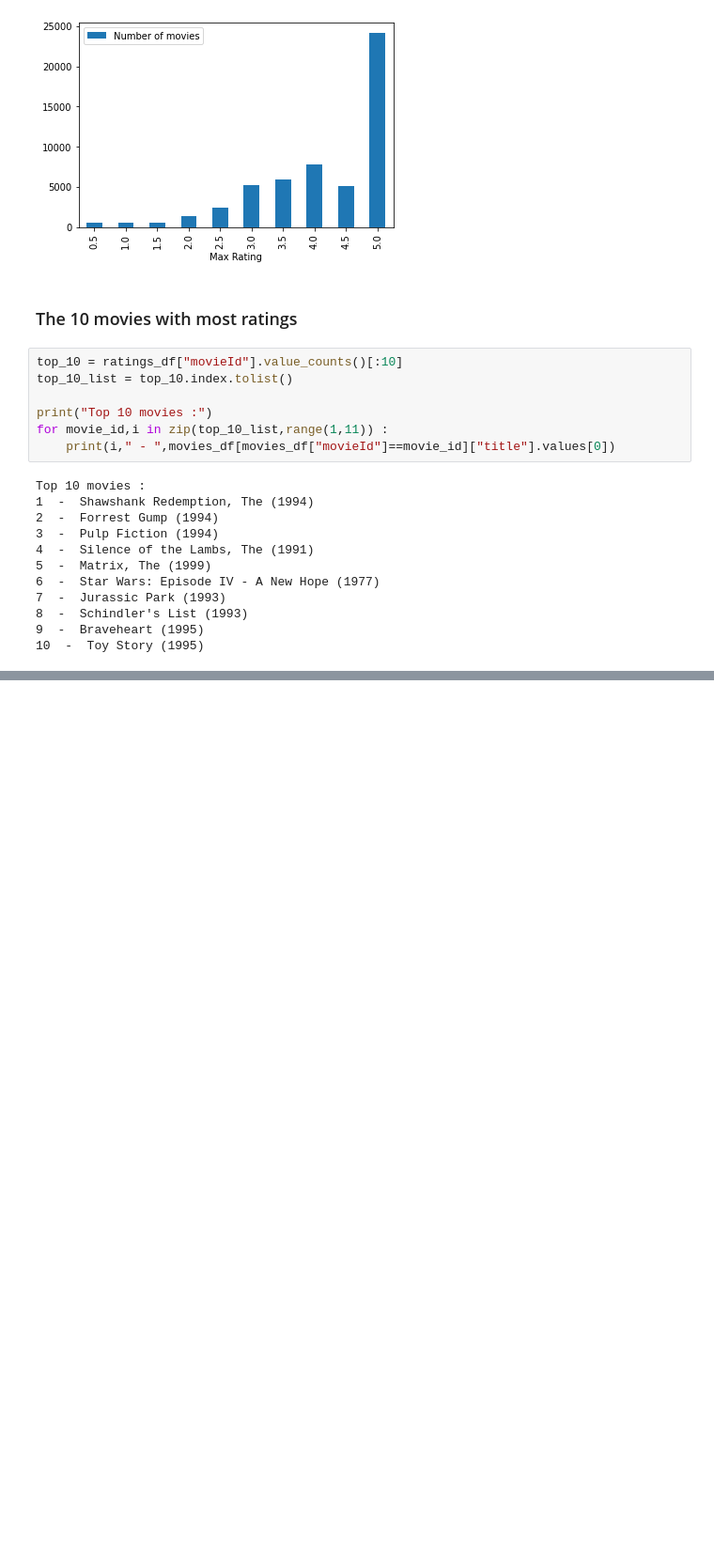
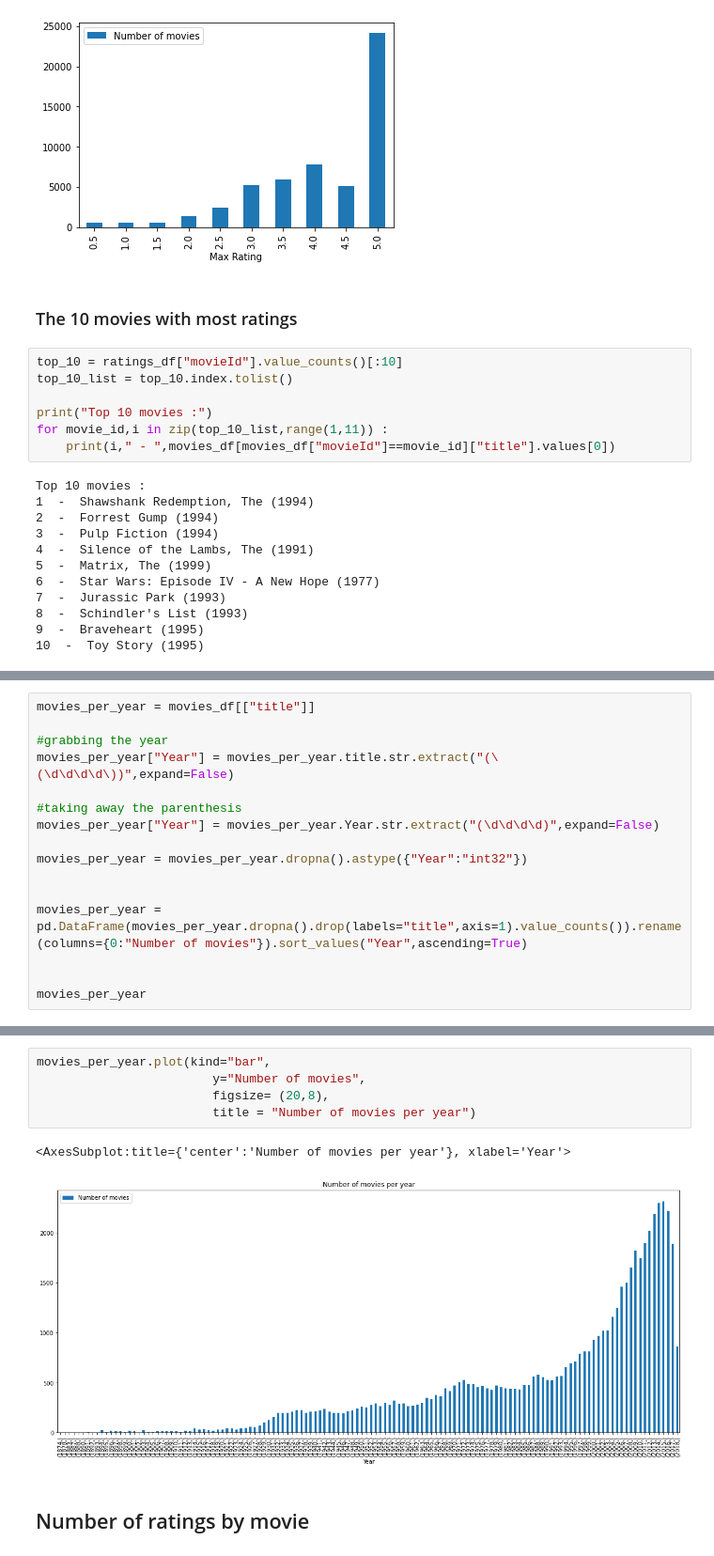
Before and after one commit to SamiFatmi/Machine-Learning-SAMI-FATMI, a Jupyter notebook: Labs/1-Recommender_system.ipynb, the cells around one changed output, grey strips where cells are left out. Shown: that part at 94% size. Drawn from its saved outputs; the diff is of its cells as text; blank space fills up the shorter version.

```diff
--- a/Labs/1-Recommender_system.ipynb
+++ b/Labs/1-Recommender_system.ipynb
@@ -106,0 +126,16 @@ Top 10 movies :
+# %%
+movies_per_year = movies_df[["title"]]
+
+#grabbing the year
+movies_per_year["Year"] = movies_per_year.title.str.extract("(\(\d\d\d\d\))",expand=False)
+
+#taking away the parenthesis
+movies_per_year["Year"] = movies_per_year.Year.str.extract("(\d\d\d\d)",expand=False)
+
+movies_per_year = movies_per_year.dropna().astype({"Year":"int32"})
+
+
+movies_per_year = pd.DataFrame(movies_per_year.dropna().drop(labels="title",axis=1).value_counts()).rename(columns={0:"Number of movies"}).sort_values("Year",ascending=True)
+
+
+movies_per_year
@@ -106,0 +157,10 @@ Top 10 movies :
+# %%
+movies_per_year.plot(kind="bar",
+                        y="Number of movies",
+                        figsize= (20,8),
+                        title = "Number of movies per year")
+# %% [output]
+<AxesSubplot:title={'center':'Number of movies per year'}, xlabel='Year'>
+[figure, added]
+# %% [markdown]
+## Number of ratings by movie
```
Also changed, not shown: parts of 4 cells of this notebook.
